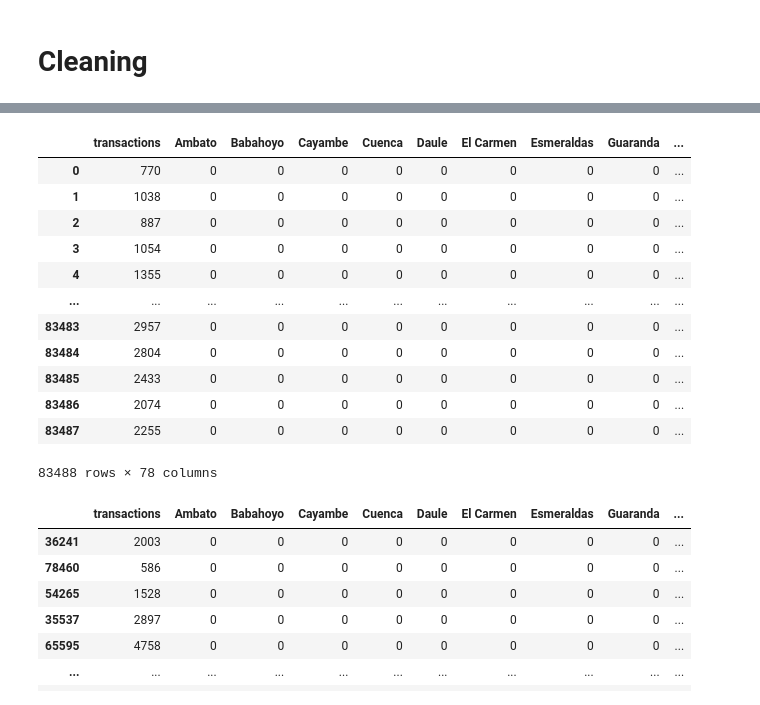
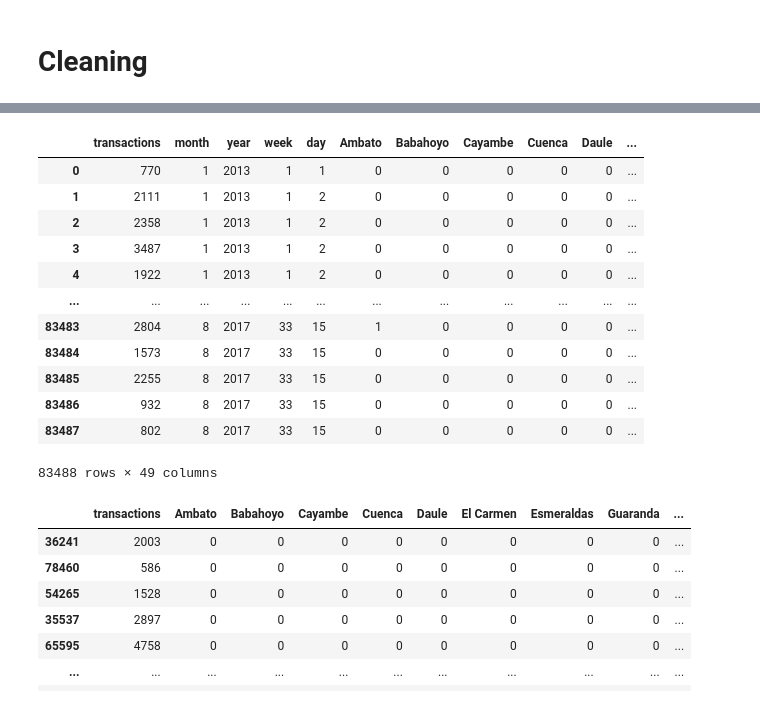
Before and after one commit to Amiromar1/DS-CHALLENGE, a Jupyter notebook: DS-1.ipynb, the cells around one changed output, grey strips where cells are left out. Drawn from its saved outputs; the diff is of its cells as text; code cells hidden in the pictures.

```diff
--- a/DS-1.ipynb
+++ b/DS-1.ipynb
@@ -42,5 +40,13 @@ transactions.head()
 | 4 | 2013-01-02 | 4 | 1922 |
 # %%
 stores = transactions.merge(stores)
+
+
+stores['date'] = pd.to_datetime(stores['date'])
+stores['month'] = stores['date'].dt.month
+stores['year'] = stores['date'].dt.year
+stores['week'] = stores['date'].dt.week
+stores['day'] = stores['date'].dt.day
+
 stores
 # %% [output]
@@ -100,13 +106,11 @@ sns.barplot(data=stores, x='state', y='transactions')
 <AxesSubplot: xlabel='state', ylabel='transactions'>
 [figure]
 # %%
-#plt.figure(figsize=(10,6))
+months = stores.month.unique()
 
-stores['month'] = pd.DatetimeIndex(stores['date']).month
+transaction_per_week = stores.groupby('week')['transactions'].sum()
+transaction_per_month = stores.groupby('month')['transactions'].sum()
+transaction_per_year = stores.groupby('year')['transactions'].sum()
 
-transaction_by_month = stores.groupby('month')['transactions'].sum()
-
-sns.lineplot(transaction_by_month)
-
-transaction_by_month
+sns.lineplot(x=stores['year'].unique().astype(str), y=transaction_per_year)
 # %% [output]
@@ -128,6 +118,0 @@ Name: transactions, dtype: int64
-# %%
-stores['year'] = pd.DatetimeIndex(stores['date']).year.astype(str)
-
-transaction_by_year = stores.groupby('year')['transactions'].sum()
-
-sns.lineplot(transaction_by_year)
@@ -176,34 +162,34 @@ stores = pd.concat([target, stores], axis = 1)
 # %%
 city = pd.get_dummies(stores['city'])
-states = pd.get_dummies(stores['state'])
+#states = pd.get_dummies(stores['state'])
 types = pd.get_dummies(stores['type'])
-month = pd.get_dummies(stores['month'])
-year = pd.get_dummies(stores['year'])
+#month = pd.get_dummies(stores['month'])
+#year = pd.get_dummies(stores['year'])
 cluster = pd.get_dummies(stores['cluster'])
 
 stores = pd.concat([stores, city], axis=1)
-stores = pd.concat([stores, states], axis=1)
+#stores = pd.concat([stores, states], axis=1)
 stores = pd.concat([stores, types], axis=1)
-stores = pd.concat([stores, month], axis=1)
-stores = pd.concat([stores, year], axis=1)
+#stores = pd.concat([stores, month], axis=1)
+#stores = pd.concat([stores, year], axis=1)
 stores = pd.concat([stores, cluster], axis=1)
 
-stores = stores.drop(['city', 'state', 'type', 'year', 'month', 'cluster'], axis=1)
+stores = stores.drop(['city', 'state', 'type', 'cluster'], axis=1)
 stores
 # %% [output]
-|  | transactions | Ambato | Babahoyo | Cayambe | Cuenca | Daule | El Carmen | Esmeraldas | Guaranda | ... |
-| 0 | 770 | 0 | 0 | 0 | 0 | 0 | 0 | 0 | 0 | ... |
-| 1 | 1038 | 0 | 0 | 0 | 0 | 0 | 0 | 0 | 0 | ... |
-| 2 | 887 | 0 | 0 | 0 | 0 | 0 | 0 | 0 | 0 | ... |
-| 3 | 1054 | 0 | 0 | 0 | 0 | 0 | 0 | 0 | 0 | ... |
-| 4 | 1355 | 0 | 0 | 0 | 0 | 0 | 0 | 0 | 0 | ... |
-| ... | ... | ... | ... | ... | ... | ... | ... | ... | ... | ... |
-| 83483 | 2957 | 0 | 0 | 0 | 0 | 0 | 0 | 0 | 0 | ... |
-| 83484 | 2804 | 0 | 0 | 0 | 0 | 0 | 0 | 0 | 0 | ... |
-| 83485 | 2433 | 0 | 0 | 0 | 0 | 0 | 0 | 0 | 0 | ... |
-| 83486 | 2074 | 0 | 0 | 0 | 0 | 0 | 0 | 0 | 0 | ... |
-| 83487 | 2255 | 0 | 0 | 0 | 0 | 0 | 0 | 0 | 0 | ... |
+|  | transactions | month | year | week | day | Ambato | Babahoyo | Cayambe | Cuenca | Daule | ... |
+| 0 | 770 | 1 | 2013 | 1 | 1 | 0 | 0 | 0 | 0 | 0 | ... |
+| 1 | 2111 | 1 | 2013 | 1 | 2 | 0 | 0 | 0 | 0 | 0 | ... |
+| 2 | 2358 | 1 | 2013 | 1 | 2 | 0 | 0 | 0 | 0 | 0 | ... |
+| 3 | 3487 | 1 | 2013 | 1 | 2 | 0 | 0 | 0 | 0 | 0 | ... |
+| 4 | 1922 | 1 | 2013 | 1 | 2 | 0 | 0 | 0 | 0 | 0 | ... |
+| ... | ... | ... | ... | ... | ... | ... | ... | ... | ... | ... | ... |
+| 83483 | 2804 | 8 | 2017 | 33 | 15 | 1 | 0 | 0 | 0 | 0 | ... |
+| 83484 | 1573 | 8 | 2017 | 33 | 15 | 0 | 0 | 0 | 0 | 0 | ... |
+| 83485 | 2255 | 8 | 2017 | 33 | 15 | 0 | 0 | 0 | 0 | 0 | ... |
+| 83486 | 932 | 8 | 2017 | 33 | 15 | 0 | 0 | 0 | 0 | 0 | ... |
+| 83487 | 802 | 8 | 2017 | 33 | 15 | 0 | 0 | 0 | 0 | 0 | ... |
-83488 rows × 78 columns
+83488 rows × 49 columns
 # %%
 train_data, validation_data, test_data = np.split(
     stores.sample(frac=1, random_state=1729),
```
Also changed, not shown: parts of 15 cells of this notebook.
